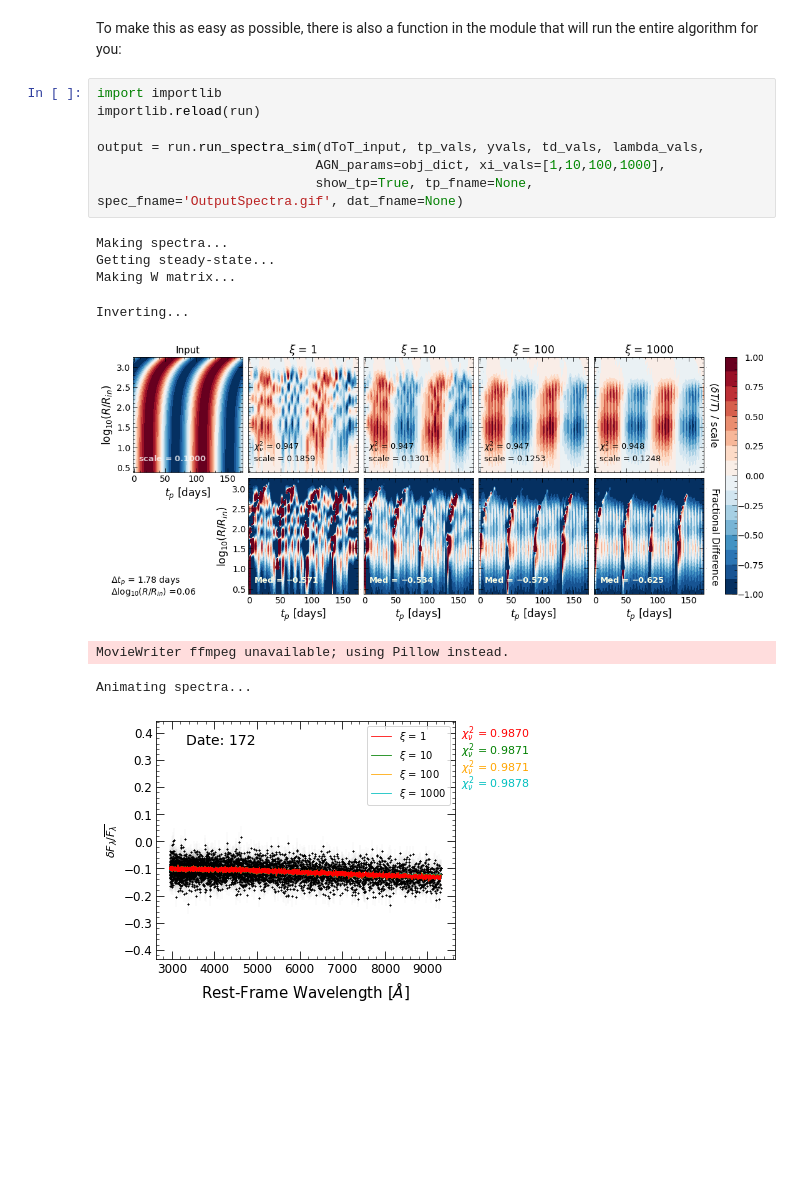
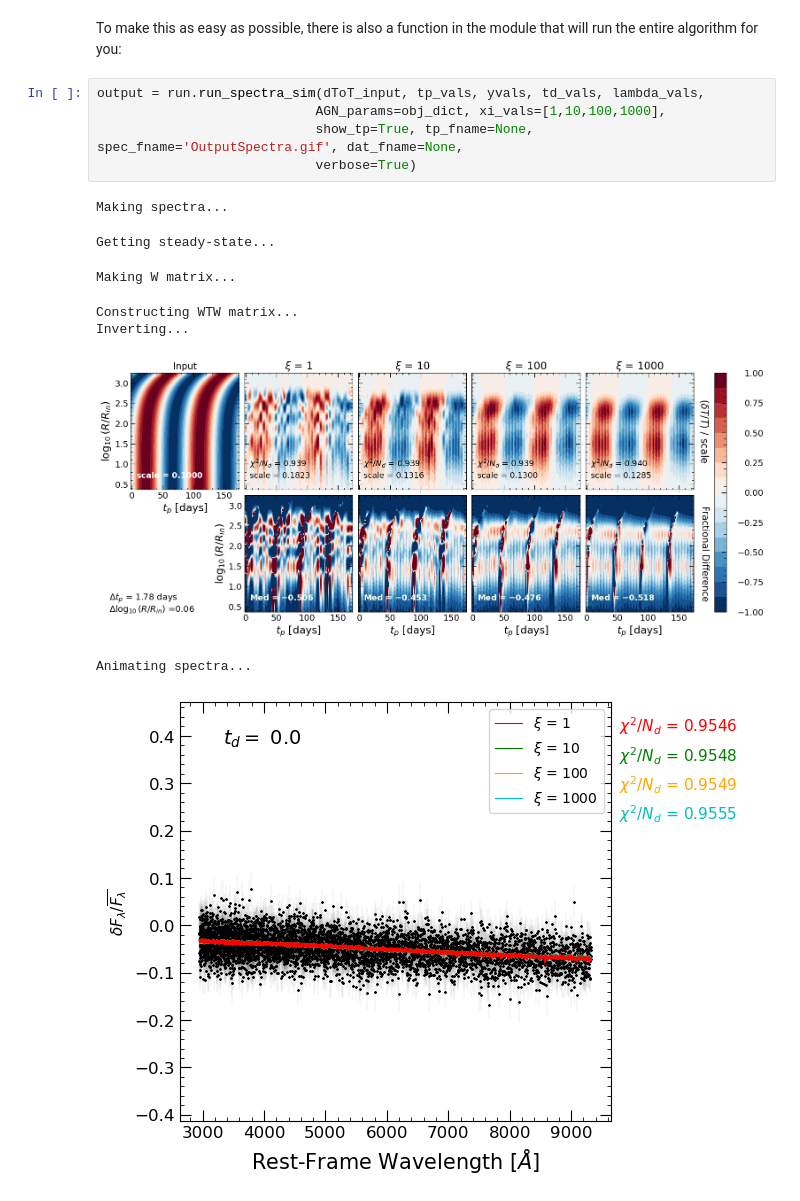
Before and after one commit to Zstone19/TempMap, a Jupyter notebook: Examples/SimData_Tutorial.ipynb, the cells around one changed output. Drawn from its saved outputs; the diff is of its cells as text; blank space fills up the shorter version.

```diff
--- a/Examples/SimData_Tutorial.ipynb
+++ b/Examples/SimData_Tutorial.ipynb
@@ -423,18 +453,16 @@ We can also save all data to a numpy file for later use. And that's all!
 # %% [markdown]
 To make this as easy as possible, there is also a function in the module that will run the entire algorithm for you:
 # %%
-import importlib
-importlib.reload(run)
-
 output = run.run_spectra_sim(dToT_input, tp_vals, yvals, td_vals, lambda_vals,
                             AGN_params=obj_dict, xi_vals=[1,10,100,1000],
-                            show_tp=True, tp_fname=None, spec_fname='OutputSpectra.gif', dat_fname=None)
+                            show_tp=True, tp_fname=None, spec_fname='OutputSpectra.gif', dat_fname=None,
+                            verbose=True)
 # %% [output]
 Making spectra...
-Getting steady-state...
-Making W matrix...
-Inverting...
+Getting steady-state...
-[figure, old version]
-MovieWriter ffmpeg unavailable; using Pillow instead.
+Making W matrix...
-Animating spectra...
+Constructing WTW matrix...
+Inverting...
+[figure, new version]
+Animating spectra...
-[figure, old version]
+[figure, new version]
```
Also changed, not shown: parts of 14 cells of this notebook.
